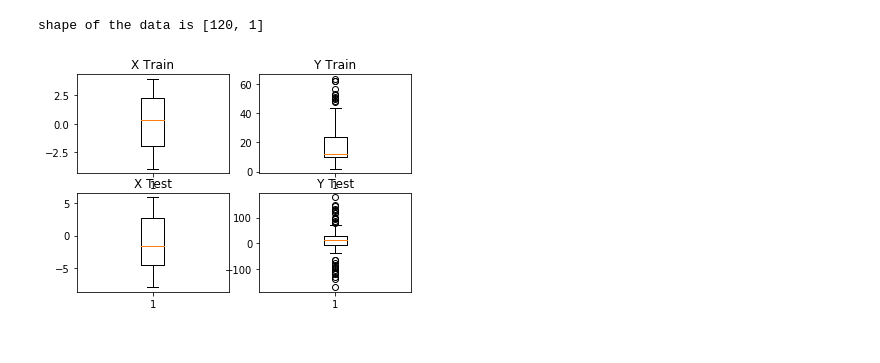
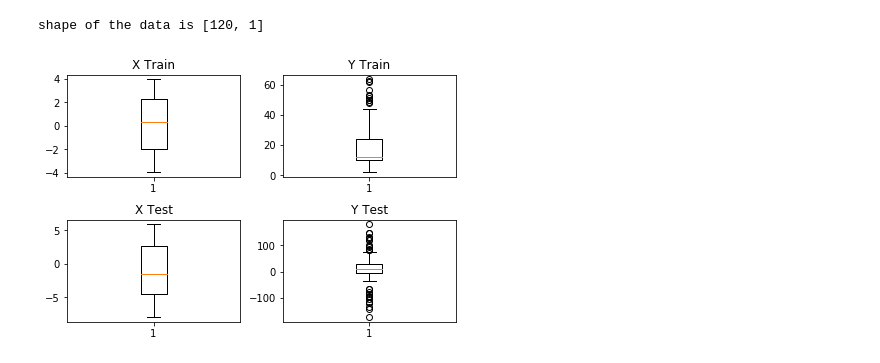
Before and after one commit to Sneezembop/MachineLearning-CS-6140, a Jupyter notebook: Assignment1/Assignment 1.ipynb, the cells around one changed output. Cells and saved outputs as stored; diff of their text form; code cells hidden in the pictures.

```diff
--- a/Assignment1/Assignment 1.ipynb
+++ b/Assignment1/Assignment 1.ipynb
@@ -104,9 +97,11 @@ shape of the data is [120, 1]
 # %%
 data_labels = ['X Train', 'Y Train', 'X Test', 'Y Test']
 
 for x in range(4):
     plt.subplot(2,2,x +1)
     plt.boxplot(data[x])
     plt.title(data_labels[x])
+
+plt.tight_layout(pad=0.4, w_pad=0.5, h_pad=1.0)
 # %% [output]
-[figure, old version]
+[figure, new version]
```
Also changed, not shown: parts of 8 cells of this notebook, 1 other file.
